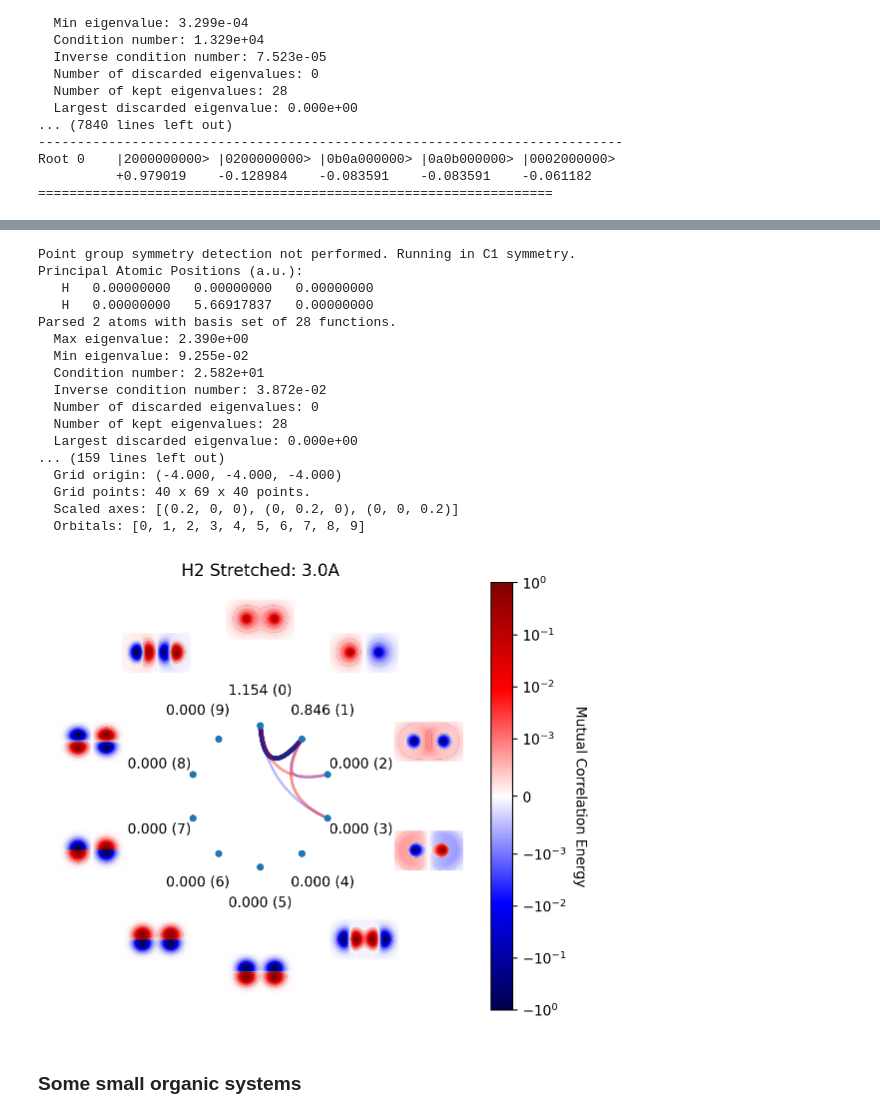
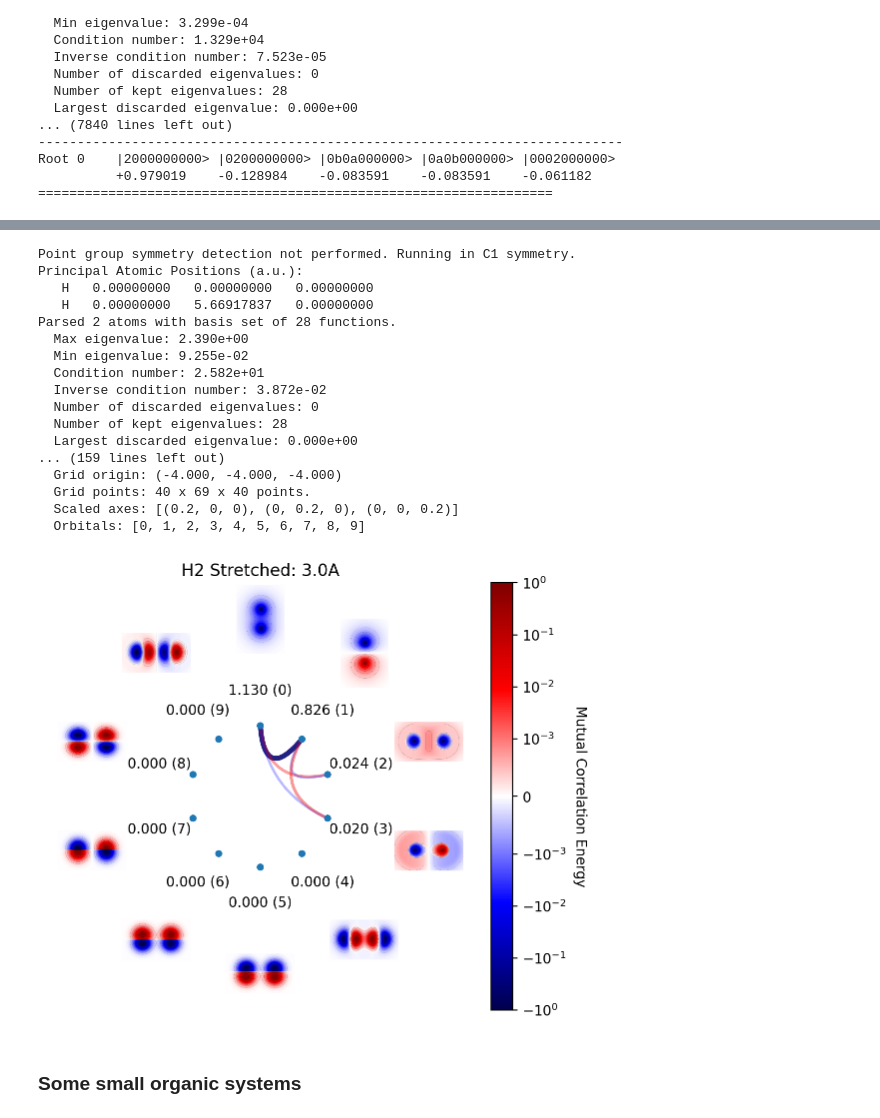
Before and after one commit to evangelistalab/forte2, a Jupyter notebook: tutorials/mca_energy/mce_tests.ipynb, the cells around one changed output, grey strips where cells are left out. Cells and saved outputs as stored; diff of their text form; code cells hidden in the pictures.

```diff
--- a/tutorials/mca_energy/mce_tests.ipynb
+++ b/tutorials/mca_energy/mce_tests.ipynb
@@ -206,36 +209,36 @@ orb_list = [0,1,2,3,4,5,6,7,8,9]
 
 hci=forte2.CI(forte2.State(system=system, multiplicity=1,ms=0),active_orbitals=orb_list)(rhf)
 hci.run()
 
 orb_list = hci.active_indices
 
-MCEmat = mc_mod.MutualCorrelationEnergyAnalysis(hci)
+MCEmat = mc_mod.MutualCorrelationEnergyAnalysis(hci, nat_orbs=True, nocc=2)
 
 mutual_correlation_plot(system,hci.C[0],
                         indices=hci.mo_space.active_indices,
                         mca=MCEmat,
                         title="H2 Stretched: 3.0A",
-                        occupation_numbers=hci.nat_occs
+                        #occupation_numbers=hci.nat_occs
                         )
 # %% [output]
 Point group symmetry detection not performed. Running in C1 symmetry.
 Principal Atomic Positions (a.u.):
    H   0.00000000   0.00000000   0.00000000
    H   0.00000000   5.66917837   0.00000000
 Parsed 2 atoms with basis set of 28 functions.
   Max eigenvalue: 2.390e+00
   Min eigenvalue: 9.255e-02
   Condition number: 2.582e+01
   Inverse condition number: 3.872e-02
   Number of discarded eigenvalues: 0
   Number of kept eigenvalues: 28
   Largest discarded eigenvalue: 0.000e+00
 ... (159 lines left out)
   Grid origin: (-4.000, -4.000, -4.000)
   Grid points: 40 x 69 x 40 points.
   Scaled axes: [(0.2, 0, 0), (0, 0.2, 0), (0, 0, 0.2)]
   Orbitals: [0, 1, 2, 3, 4, 5, 6, 7, 8, 9]
-[figure, old version]
+[figure, new version]
 # %% [markdown]
 ### Some small organic systems
 # %%
```
Also changed, not shown: parts of 13 cells of this notebook, 6 other files.
